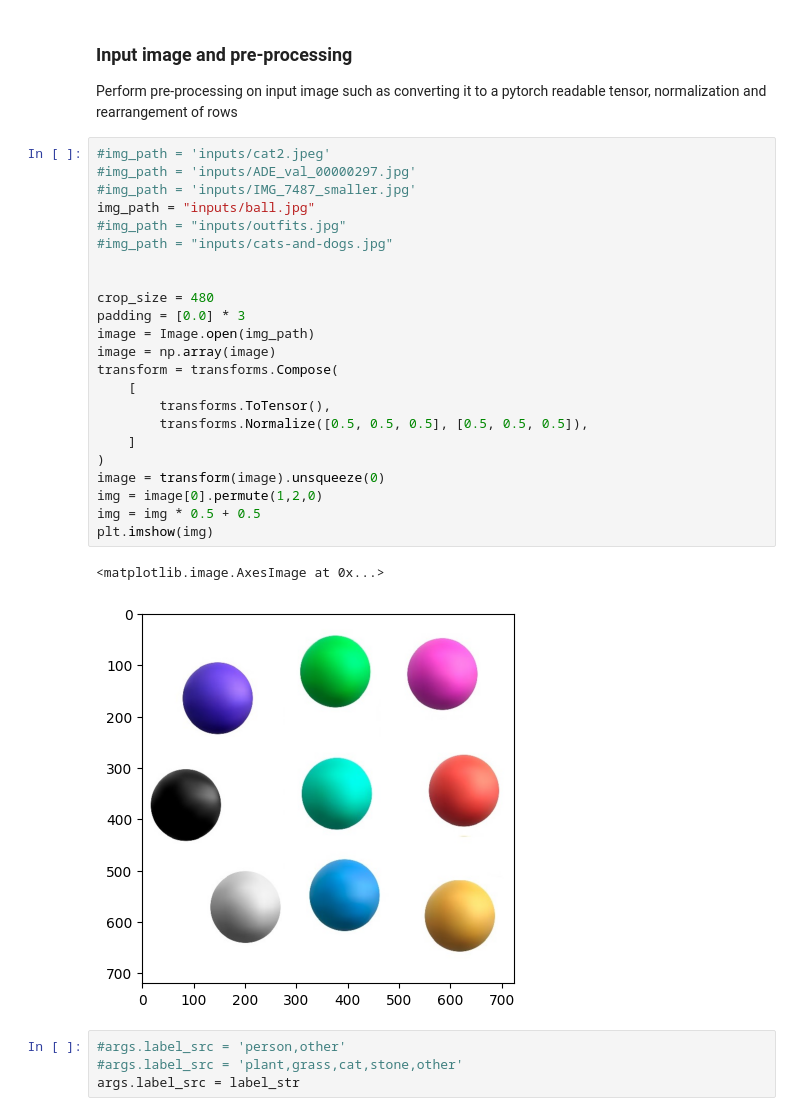
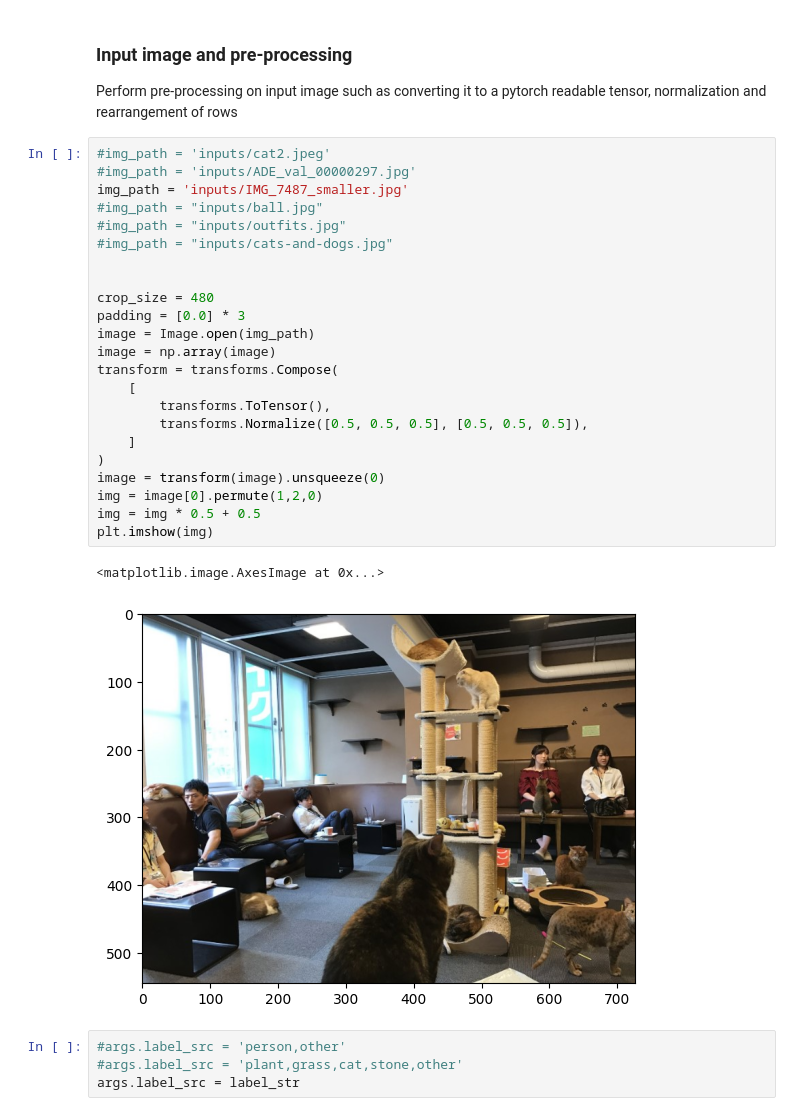
Before and after one commit to zixinglin07/instance-lseg, a Jupyter notebook: lseg_demo_nltk.ipynb, the cells around one changed output. Drawn from its saved outputs; the diff is of its cells as text.

```diff
--- a/lseg_demo_nltk.ipynb
+++ b/lseg_demo_nltk.ipynb
@@ -482,29 +483,29 @@ Perform pre-processing on input image such as converting it to a pytorch readabl
 # %%
 #img_path = 'inputs/cat2.jpeg'
 #img_path = 'inputs/ADE_val_00000297.jpg'
-#img_path = 'inputs/IMG_7487_smaller.jpg'
-img_path = "inputs/ball.jpg"
+img_path = 'inputs/IMG_7487_smaller.jpg'
+#img_path = "inputs/ball.jpg"
 #img_path = "inputs/outfits.jpg"
 #img_path = "inputs/cats-and-dogs.jpg"
 
 
 crop_size = 480
 padding = [0.0] * 3
 image = Image.open(img_path)
 image = np.array(image)
 transform = transforms.Compose(
     [
         transforms.ToTensor(),
         transforms.Normalize([0.5, 0.5, 0.5], [0.5, 0.5, 0.5]),
     ]
 )
 image = transform(image).unsqueeze(0)
 img = image[0].permute(1,2,0)
 img = img * 0.5 + 0.5
 plt.imshow(img)
 # %% [output]
 <matplotlib.image.AxesImage at 0x...>
-[figure, old version]
+[figure, new version]
 # %%
 #args.label_src = 'person,other'
 #args.label_src = 'plant,grass,cat,stone,other'
```
Also changed, not shown: parts of 18 cells of this notebook, 7 other files.
